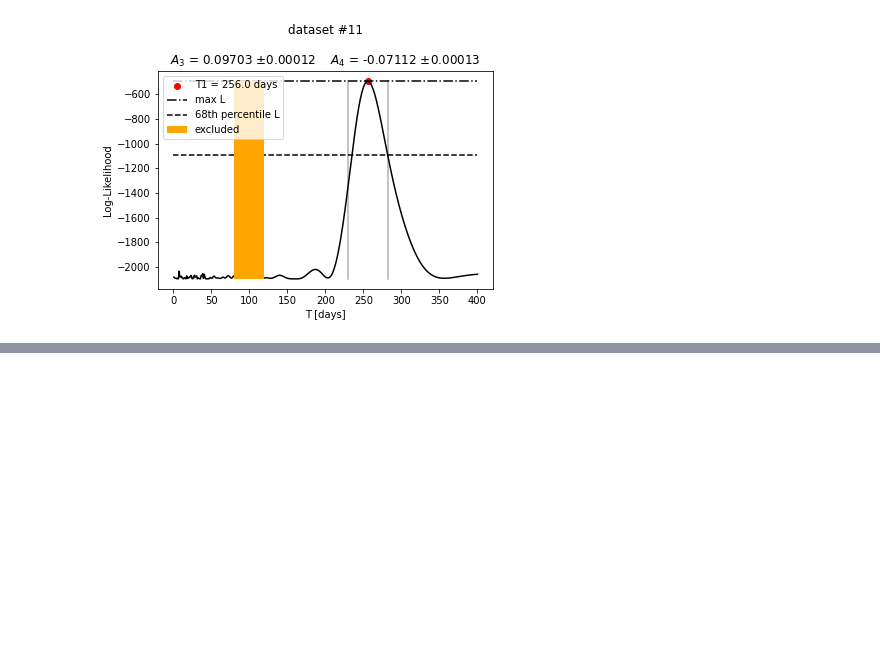
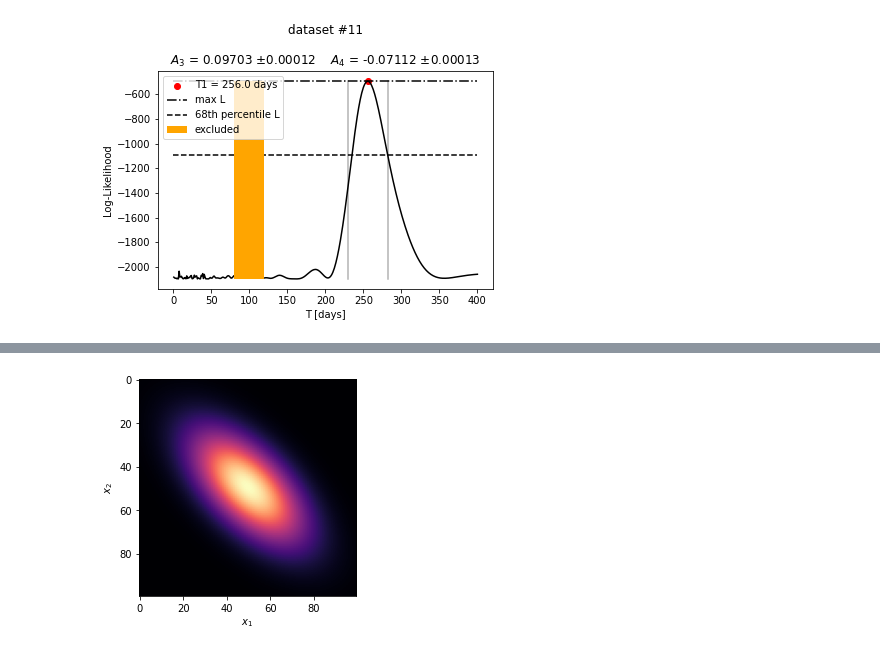
Before and after one commit to jabacousnac/Data-Science-for-Physics-Homework, a Jupyter notebook: pset03_MCMC_and_Uncertainty_Estimation.ipynb, the cells around one changed output, grey strips where cells are left out. Cells and saved outputs as stored; diff of their text form; code cells hidden in the pictures; blank space fills up the shorter version.

```diff
--- a/pset03_MCMC_and_Uncertainty_Estimation.ipynb
+++ b/pset03_MCMC_and_Uncertainty_Estimation.ipynb
@@ -177,0 +214,19 @@ uncertainty in T = 26.0 days
+# %%
+def bi_gaussian(x1, x2, mu1, mu2, sigma1, sigma2, rho):
+    z = (x1-mu1)**2/sigma1**2 + (x2-mu2)**2/sigma2**2 - (2*rho*(x1-mu1)*(x2-mu2))/(sigma1*sigma2)
+    norm = 1/(2*np.pi*sigma1*sigma2*np.sqrt(1-rho**2))
+    return norm*np.exp(-z/(2*(1-rho**2)))
+
+fig, ax = plt.subplots()
+x1 = np.linspace(-4,4,100)
+x2 = np.linspace(-4,4,100)
+mu1, mu2, sigma1, sigma2 = 0, 0, np.sqrt(2), np.sqrt(2)
+rho = 1.2/(sigma1*sigma2)
+Y = [bi_gaussian(i,j,mu1,mu2,sigma1,sigma2,rho) for i in x1 for j in x2]
+Y = np.array(Y)
+Y = Y.reshape(100,100)
+ax.imshow(Y, cmap = 'magma')
+ax.set_xlabel(r'$x_1$')
+_=ax.set_ylabel(r'$x_2$')
+# %% [output]
+[figure, added]
```
Also changed, not shown: parts of 8 cells of this notebook.
